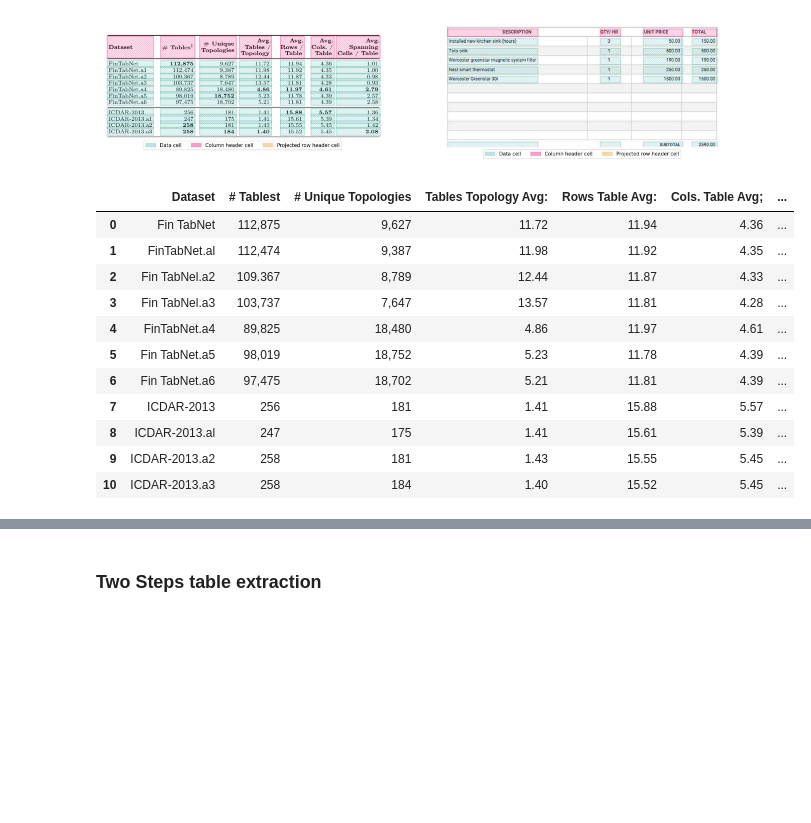
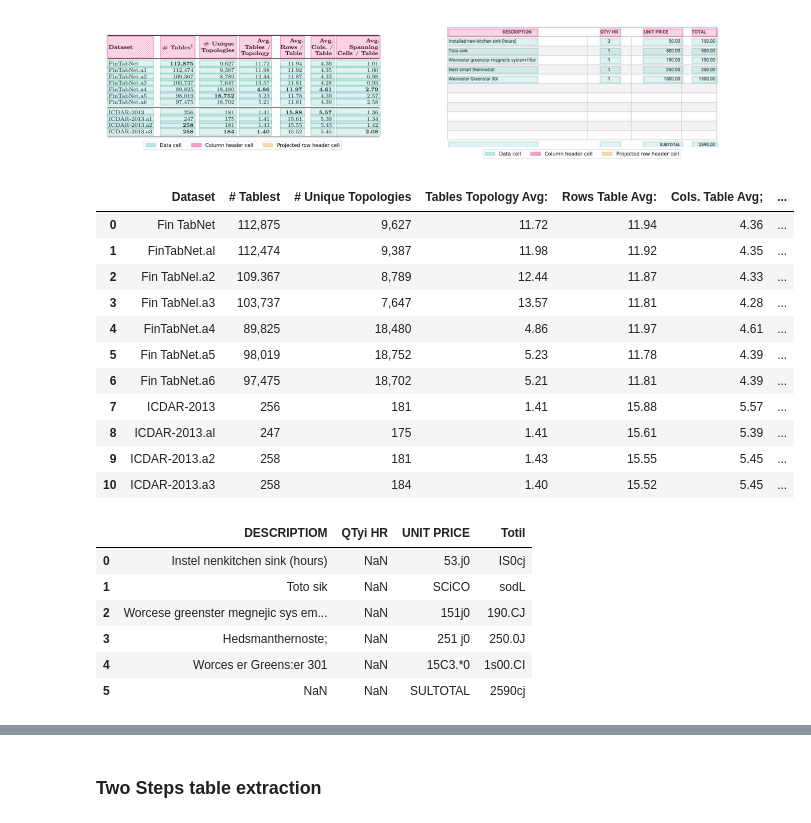
Before and after one commit to Martin-Labenne/table-transformer-demo, a Jupyter notebook: table-transformer-demo.ipynb, the cells around one changed output, grey strips where cells are left out. Cells and saved outputs as stored; diff of their text form; code cells hidden in the pictures; blank space fills up the shorter version.

```diff
--- a/table-transformer-demo.ipynb
+++ b/table-transformer-demo.ipynb
@@ -26,0 +16,7 @@ table_extraction_pipeline = PretrainTableExtractionPipeline(
+# %%
+document_table_processor = DocumentTableProcessor(
+    det_device=os.environ['TABLE_DETECTION_DEVICE'],
+    str_device=os.environ['TABLE_STRUCTURE_DEVICE'],
+    ocr_device=os.environ['READER_DEVICE'],
+    ocr_language=os.environ['READER_LANGUAGE']
+)
@@ -97,20 +64,14 @@ Using CPU. Note: This module is much faster with a GPU.
 # %% [markdown]
 ### One step table extraction
 # %%
+readtext_args = {'low_text': 0.3} # 'mag_ratio': 2.0
+
 LOG_VIZUALISE = True
 LOG_VERBOSE = False
 
 ONE_STEP_EXTRACT_LOG_DIR = 'outputs/one_step_extraction/'
 
-paper_log_options = {
-    'image_filename': paper_img_file_name,
-    'log_dir':ONE_STEP_EXTRACT_LOG_DIR,
-    'vizualise':LOG_VIZUALISE,
-    'verbose':LOG_VERBOSE
-}
-
-invoice_log_options = {
-    'image_filename': invoice_img_file_name,
+log_options = {
     'log_dir':ONE_STEP_EXTRACT_LOG_DIR,
     'vizualise':LOG_VIZUALISE,
     'verbose':LOG_VERBOSE
@@ -123,13 +84,21 @@ out_options = {
     'out_csv': True
 }
 
-paper_extracted_tables = table_extraction_pipeline.extract(
-    paper_image, tokens=paper_tokens, **out_options
+document_table_processor.ocr_strategy='early'
+
+paper_extracted_tables = document_table_processor.extract(
+    image_path=paper_img_file_name,
+    readtext_args=readtext_args,
+    out_options=out_options,
+    log=True,
+    log_options=log_options
 )
-log_extracted_tables(paper_extracted_tables, **paper_log_options)
 
-invoice_extracted_tables = table_extraction_pipeline.extract(
-    invoice_image, tokens=invoice_tokens, **out_options
+invoice_extracted_tables = document_table_processor.extract(
+    image_path=invoice_img_file_name,
+    readtext_args=readtext_args,
+    out_options=out_options,
+    log=True,
+    log_options=log_options
 )
-log_extracted_tables(invoice_extracted_tables, **invoice_log_options)
 # %%
@@ -139,18 +108,30 @@ invoice_result_one_step_fig_cells = Image.open(ONE_STEP_EXTRACT_LOG_DIR + invoic
 side_by_side_plot(paper_result_one_step_fig_cells, invoice_result_one_step_fig_cells)
 # %% [output]
 [figure]
+# %%
+csv_buffer = StringIO(paper_extracted_tables[0]['csv'][0])
+pd.read_csv(csv_buffer)
+# %% [output]
+|  | Dataset | # Tablest | # Unique Topologies | Tables Topology Avg: | Rows Table Avg: | Cols. Table Avg; | ... |
+| 0 | Fin TabNet | 112,875 | 9,627 | 11.72 | 11.94 | 4.36 | ... |
+| 1 | FinTabNet.al | 112,474 | 9,387 | 11.98 | 11.92 | 4.35 | ... |
+| 2 | Fin TabNel.a2 | 109.367 | 8,789 | 12.44 | 11.87 | 4.33 | ... |
+| 3 | Fin TabNel.a3 | 103,737 | 7,647 | 13.57 | 11.81 | 4.28 | ... |
+| 4 | FinTabNet.a4 | 89,825 | 18,480 | 4.86 | 11.97 | 4.61 | ... |
+| 5 | Fin TabNet.a5 | 98,019 | 18,752 | 5.23 | 11.78 | 4.39 | ... |
+| 6 | Fin TabNet.a6 | 97,475 | 18,702 | 5.21 | 11.81 | 4.39 | ... |
+| 7 | ICDAR-2013 | 256 | 181 | 1.41 | 15.88 | 5.57 | ... |
+| 8 | ICDAR-2013.al | 247 | 175 | 1.41 | 15.61 | 5.39 | ... |
+| 9 | ICDAR-2013.a2 | 258 | 181 | 1.43 | 15.55 | 5.45 | ... |
+| 10 | ICDAR-2013.a3 | 258 | 184 | 1.40 | 15.52 | 5.45 | ... |
 # %%
-pd.read_csv(ONE_STEP_EXTRACT_LOG_DIR + paper_img_file_name.replace('.jpg', '_crop_0_0.csv'))
+csv_buffer = StringIO(invoice_extracted_tables[0]['csv'][0])
+pd.read_csv(csv_buffer)
 # %% [output]
-|  | Dataset | # Tablest | # Unique Topologies | Tables Topology Avg: | Rows Table Avg: | Cols. Table Avg; | ... |
-| 0 | Fin TabNet | 112,875 | 9,627 | 11.72 | 11.94 | 4.36 | ... |
-| 1 | FinTabNet.al | 112,474 | 9,387 | 11.98 | 11.92 | 4.35 | ... |
-| 2 | Fin TabNel.a2 | 109.367 | 8,789 | 12.44 | 11.87 | 4.33 | ... |
-| 3 | Fin TabNel.a3 | 103,737 | 7,647 | 13.57 | 11.81 | 4.28 | ... |
-| 4 | FinTabNet.a4 | 89,825 | 18,480 | 4.86 | 11.97 | 4.61 | ... |
-| 5 | Fin TabNet.a5 | 98,019 | 18,752 | 5.23 | 11.78 | 4.39 | ... |
-| 6 | Fin TabNet.a6 | 97,475 | 18,702 | 5.21 | 11.81 | 4.39 | ... |
-| 7 | ICDAR-2013 | 256 | 181 | 1.41 | 15.88 | 5.57 | ... |
-| 8 | ICDAR-2013.al | 247 | 175 | 1.41 | 15.61 | 5.39 | ... |
-| 9 | ICDAR-2013.a2 | 258 | 181 | 1.43 | 15.55 | 5.45 | ... |
-| 10 | ICDAR-2013.a3 | 258 | 184 | 1.40 | 15.52 | 5.45 | ... |
+|  | DESCRIPTIOM | QTyi HR | UNIT PRICE | Totil |
+| 0 | Instel nenkitchen sink (hours) | NaN | 53.j0 | IS0cj |
+| 1 | Toto sik | NaN | SCiCO | sodL |
+| 2 | Worcese greenster megnejic sys em... | NaN | 151j0 | 190.CJ |
+| 3 | Hedsmanthernoste; | NaN | 251 j0 | 250.0J |
+| 4 | Worces er Greens:er 301 | NaN | 15C3.*0 | 1s00.CI |
+| 5 | NaN | NaN | SULTOTAL | 2590cj |
```
Also changed, not shown: parts of 14 cells of this notebook, 3 other files.
